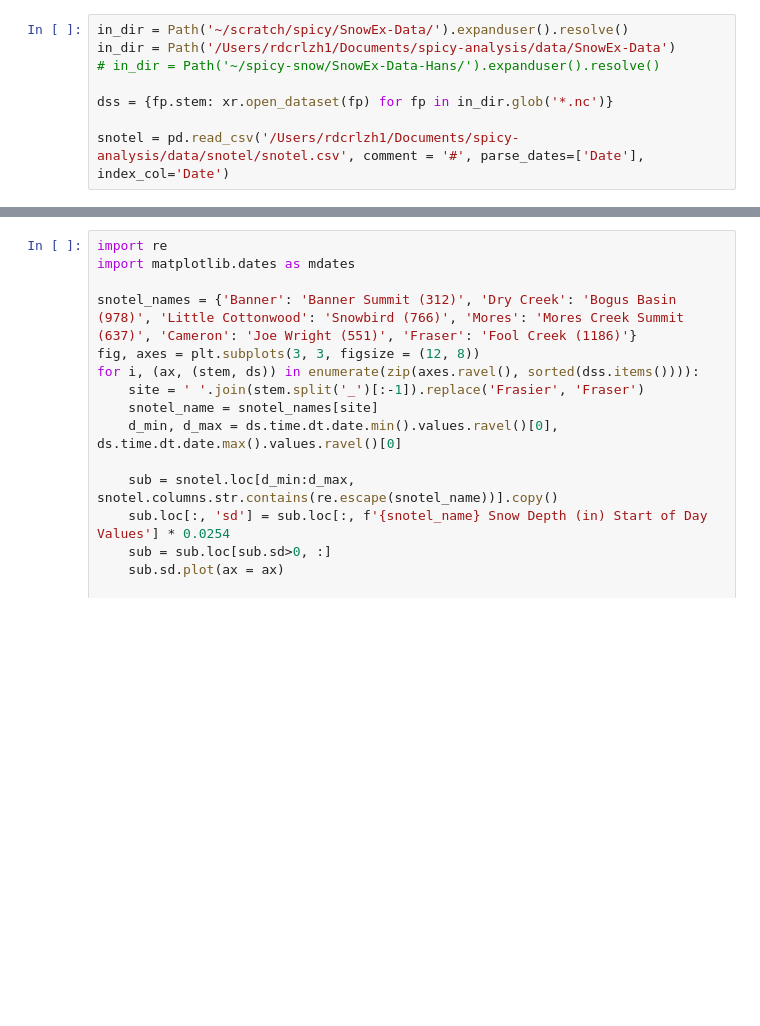
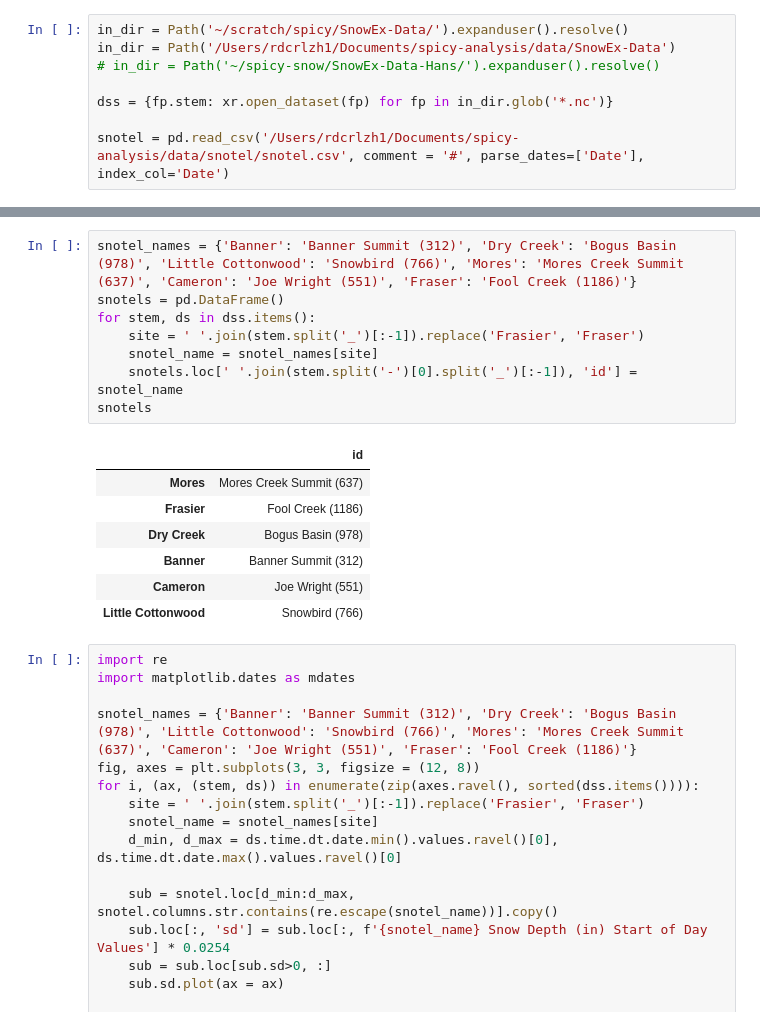
Before and after one commit to ZachHoppinen/spicy-analysis, a Jupyter notebook: src/compare/cr_signal/snotel_compare.ipynb, the cells around one changed output, grey strips where cells are left out. Drawn from its saved outputs; the diff is of its cells as text; blank space fills up the shorter version.

```diff
--- a/src/compare/cr_signal/snotel_compare.ipynb
+++ b/src/compare/cr_signal/snotel_compare.ipynb
@@ -22,3 +21,19 @@ int(stem.split('-')[0].split('_')[-1])
+# %%
+snotel_names = {'Banner': 'Banner Summit (312)', 'Dry Creek': 'Bogus Basin (978)', 'Little Cottonwood': 'Snowbird (766)', 'Mores': 'Mores Creek Summit (637)', 'Cameron': 'Joe Wright (551)', 'Fraser': 'Fool Creek (1186)'}
+snotels = pd.DataFrame()
+for stem, ds in dss.items():
+    site = ' '.join(stem.split('_')[:-1]).replace('Frasier', 'Fraser')
+    snotel_name = snotel_names[site]
+    snotels.loc[' '.join(stem.split('-')[0].split('_')[:-1]), 'id'] = snotel_name
+snotels
+# %% [output]
+|  | id |
+| Mores | Mores Creek Summit (637) |
+| Frasier | Fool Creek (1186) |
+| Dry Creek | Bogus Basin (978) |
+| Banner | Banner Summit (312) |
+| Cameron | Joe Wright (551) |
+| Little Cottonwood | Snowbird (766) |
 # %%
 import re
 import matplotlib.dates as mdates
```
Also changed, not shown: parts of 2 cells of this notebook, 5 other files.
